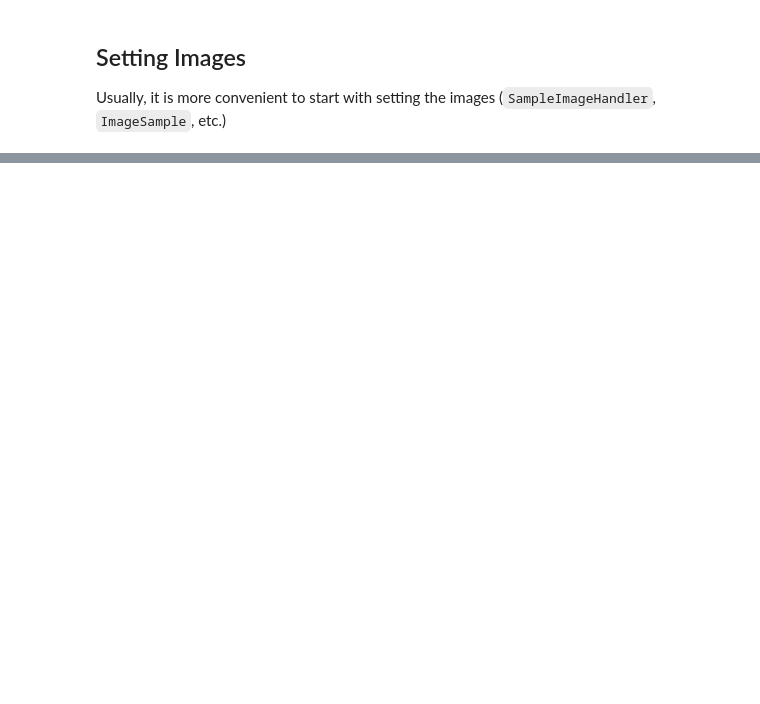
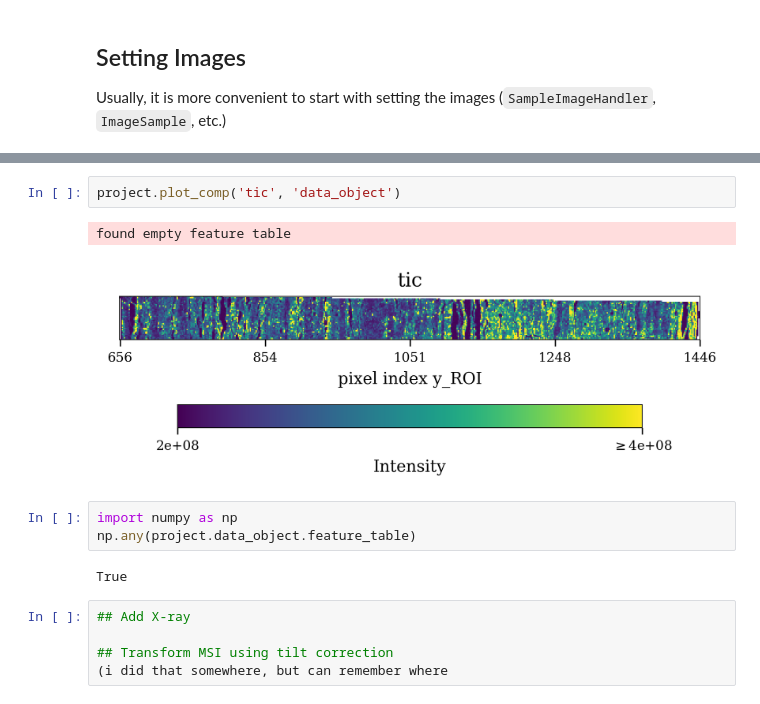
Before and after one commit to yaza11/maspim, a Jupyter notebook: Notebooks/10_Complementing_Measurements.ipynb, the cells around one changed output, grey strips where cells are left out. Cells and saved outputs as stored; diff of their text form; blank space fills up the shorter version.

```diff
--- a/Notebooks/10_Complementing_Measurements.ipynb
+++ b/Notebooks/10_Complementing_Measurements.ipynb
@@ -39,0 +170,15 @@ TypeError: ProjectMSI.require_image_handler() got an unexpected keyword argument
+# %%
+project.plot_comp('tic', 'data_object')
+# %% [output]
+found empty feature table
+[figure, added]
+# %%
+import numpy as np
+np.any(project.data_object.feature_table)
+# %% [output]
+True
+# %%
+## Add X-ray
+
+## Transform MSI using tilt correction
+(i did that somewhere, but can remember where
```
Also changed, not shown: parts of 17 cells of this notebook, 7 other files.
